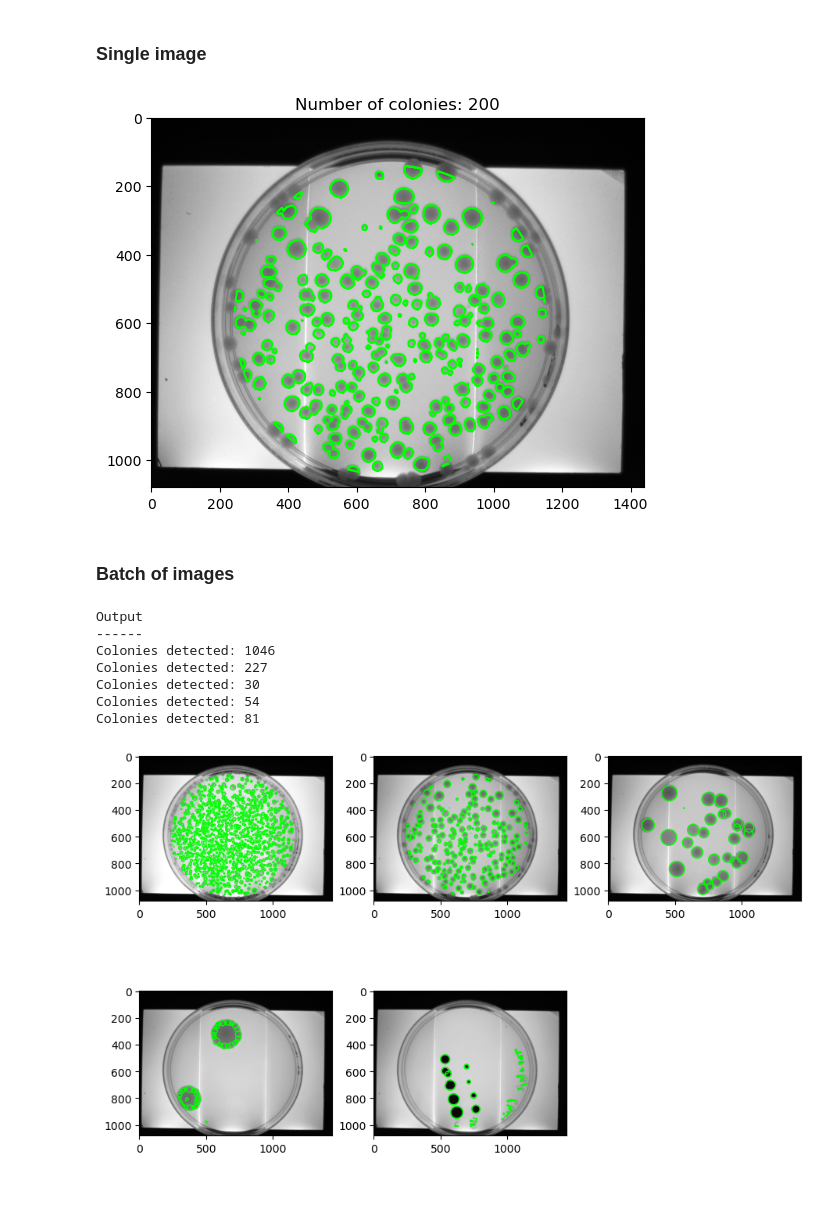
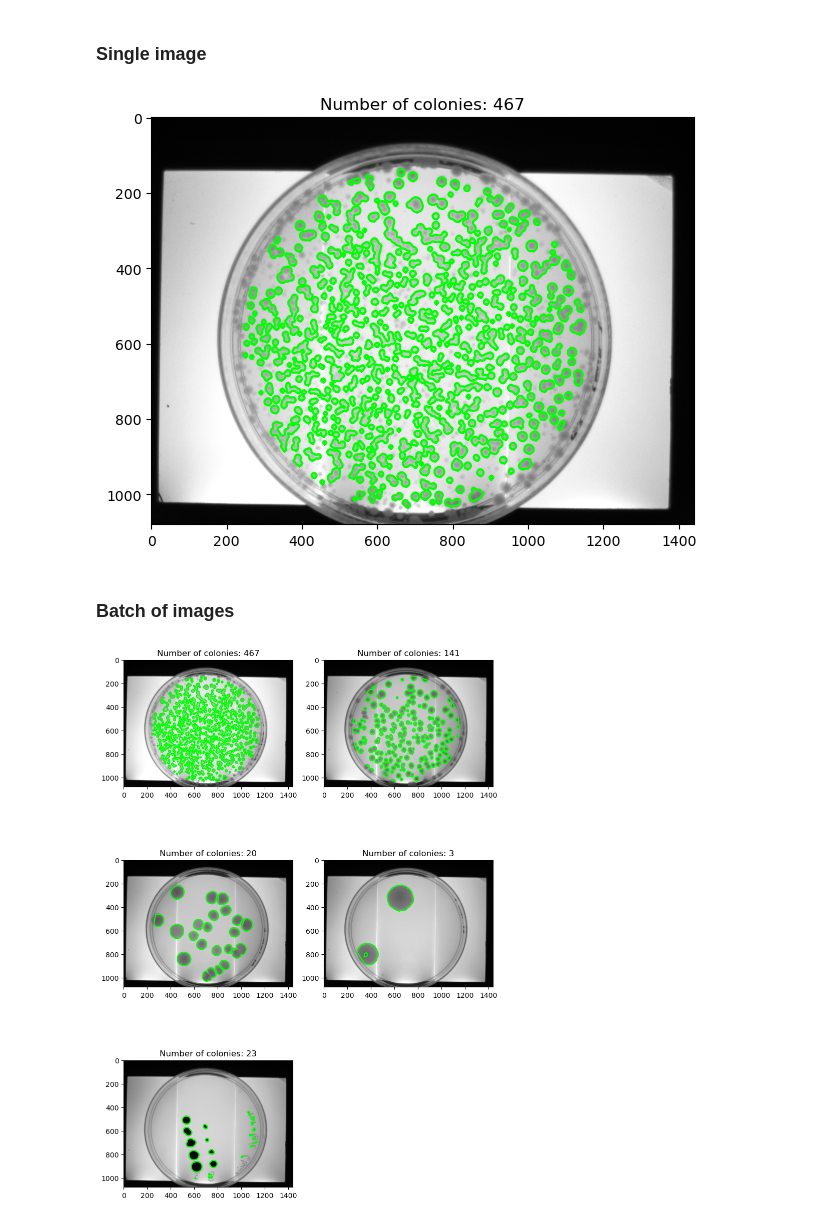
Before and after one commit to Arcadia-Science/arcadia-phenotypeomat-protocol, a Jupyter notebook: analysis_apps/colony_counter/demo.ipynb, the cells around one changed output. Cells and saved outputs as stored; diff of their text form; code cells hidden in the pictures; blank space fills up the shorter version.

Commit message:
Working demo for segmenting colonies

```diff
--- a/analysis_apps/colony_counter/demo.ipynb
+++ b/analysis_apps/colony_counter/demo.ipynb
@@ -27,88 +26,57 @@ sigma_high = 16
 # %%
 # load phenotype-o-mat image
-filename = jpg_filepaths[1]
+filename = jpg_filepaths[0]
 raw_plate_image = ski.io.imread(filename)
-plate_segmenter = PlateSegmenter(
-    filename=filename,
-    apply_watershed=apply_watershed,
-    footprint_size=footprint_size,
-    min_colony_size_px2=min_colony_size_px2,
-    max_colony_size_px2=max_colony_size_px2,
-    min_colony_eccentricity=min_colony_eccentricity,
-    sigma_low=sigma_low,
-    sigma_high=sigma_high,
-)
+plate_segmenter = PlateSegmenter(filename=filename, **segmentation_parameters)
 # segment colonies
 segmented_plate_image = plate_segmenter.segment()
 
 # plot raw image
-fig, ax = plt.subplots()
+fig, ax = plt.subplots(figsize=(7, 7))
 ax.imshow(raw_plate_image, cmap="Greys_r")
 
 # plot contours of each detected colony
 colony_segments = ski.measure.regionprops(segmented_plate_image)
 for i, _ in enumerate(colony_segments):
-    contour = ski.measure.find_contours(segmented_plate_image == i)[0]
+    contour = ski.measure.find_contours(segmented_plate_image == i + 1)[0]
     ax.plot(contour[:, 1], contour[:, 0], color="#00ff00")
 
 # aesthetics
 title = f"Number of colonies: {len(colony_segments)}"
 ax.set_title(title);
 # %% [output]
-[figure, old version]
+[figure, new version]
 # %% [markdown]
 ### Batch of images
 # %%
 # create figure
-ncols = 3
-nrows = int(math.ceil(len(jpg_filepaths) / 3))
+ncols = 2
+nrows = int(math.ceil(len(jpg_filepaths) / ncols))
 fig, axes = plt.subplots(
-    ncols=ncols,
-    nrows=nrows,
-    layout="constrained",
-    figsize=(3 * ncols, 3 * nrows)
+    ncols=ncols, nrows=nrows, layout="constrained", figsize=(4 * ncols, 4 * nrows)
 )
 
-#
-out = """\
-Output
-------"""
+for i, filename in tqdm(enumerate(jpg_filepaths), total=len(jpg_filepaths)):
+    #
+    ax = axes.flat[i]
 
-for i, jpg_filepath in tqdm(enumerate(jpg_filepaths), total=len(jpg_filepaths)):
-
-    raw_plate_image = ski.io.imread(jpg_filepath)
-    plate_segmenter = PlateSegmenter(
-        filename=jpg_filepath,
-        min_colony_size_px2=min_colony_size_px2,
-        max_colony_size_px2=max_colony_size_px2,
-        min_colony_eccentricity=min_colony_eccentricity
-    )
+    raw_plate_image = ski.io.imread(filename)
+    plate_segmenter = PlateSegmenter(filename=filename, **segmentation_parameters)
     segmented_plate_image = plate_segmenter.segment()
 
-    axes.flat[i].imshow(raw_plate_image, cmap="Greys_r")
+    ax.imshow(raw_plate_image, cmap="Greys_r")
 
+    # plot contours of each detected colony
     colony_segments = ski.measure.regionprops(segmented_plate_image)
-    for colony_segment in colony_segments:
-        center = colony_segment.centroid[::-1]
-        radius = math.sqrt(colony_segment.area / math.pi)
-        patch = Circle(center, radius, facecolor="none", edgecolor="#00ff00")
-        axes.flat[i].add_patch(patch)
+    for i, _ in enumerate(colony_segments):
+        contour = ski.measure.find_contours(segmented_plate_image == i + 1)[0]
+        ax.plot(contour[:, 1], contour[:, 0], color="#00ff00")
 
-    #
-    # axes.flat[i].set_title(jpg_filepath.name)
-
-    # append colony count
-    out += f"\nColonies detected: {len(colony_segments)}"
+    # aesthetics
+    title = f"Number of colonies: {len(colony_segments)}"
+    ax.set_title(title)
 
 # delete empty axes
 [fig.delaxes(axes.flat[i]) for i in range(len(jpg_filepaths), ncols * nrows)];
-print(out)
 # %% [output]
-Output
-------
-Colonies detected: 1046
-Colonies detected: 227
-Colonies detected: 30
-Colonies detected: 54
-Colonies detected: 81
-[figure, old version]
+[figure, new version]
```
Also changed, not shown: parts of 2 cells of this notebook, 2 other files.
